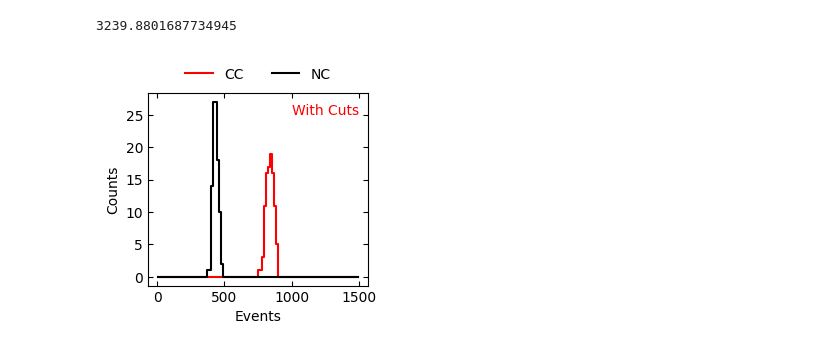
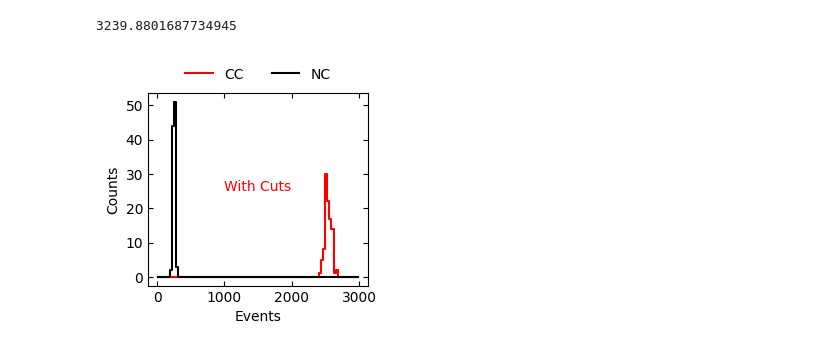
Before and after one commit to MeighenBergerS/cdm_detector_example, a Jupyter notebook: examples/testbed.ipynb, the cells around one changed output. Cells and saved outputs as stored; diff of their text form; code cells hidden in the pictures.

```diff
--- a/examples/basic_detector.ipynb
+++ b/examples/testbed.ipynb
@@ -815,14 +815,14 @@ def analysis_simulation(nTrials: int, signal: np.ndarray, background: np.ndarray
     ])
 # %%
 # Generating trial
-results = analysis_simulation(100, interactions_nue_NC, (interactions_numu_nc + interactions_nue_CC))
+results = analysis_simulation(100, interactions_nue_CC, (interactions_numu_nc + interactions_nue_NC))
 # %%
 # Let's plot it
 # -----------------------------------------------------------
 # plot
 fig, ax = plt.subplots(1, 1, figsize=(3,3))
 
-tmp_bins = np.linspace(0, 1500, 100)
+tmp_bins = np.linspace(0, 3000, 100)
 tmp_centers = (tmp_bins[1:] + tmp_bins[:-1]) / 2
 
 cc_binned, _ = np.histogram(results[2], bins=tmp_bins)
@@ -839,31 +839,31 @@ ax.step(
 ax.step(
     tmp_centers,
     nc_binned,
     color='k',
     ls='-',
     label=r'NC'
 )
 
 # ax.axvline(np.percentile(nc_ratios, 10), 0, 1e4, color='k')
 # ax.fill_betweenx([0, 1e4], np.percentile(nc_ratios, 10), 5, color='k', alpha=0.2)
 
 # ax.fill_betweenx([0, 1e5], 0, 1e0, color='k', alpha=0.2)
 # -----------------------------------------------------------
 # axis
 # ax.set_xlim(0, 4)
 # ax.set_ylim(0, 1e3)
 ax.set_yscale('linear')
 ax.set_xscale('linear')
 # -----------------------------------------------------------
 # legend
 ax.legend(frameon=False, ncols=2, loc=9, bbox_to_anchor=(0.5, 1.2))
 # -----------------------------------------------------------
 # labels
 ax.set_xlabel(r"Events")
 ax.set_ylabel(r"Counts")
 ax.text(1000, 25, "With Cuts", color='r')
 ax.tick_params(axis='both', which='both', direction='in', right=True, top=True)
 fig.tight_layout()
 # fig.savefig('atmospheric_flux.pdf', bbox_inches='tight', dpi=500)
 # %% [output]
-[figure, old version]
+[figure, new version]
```
Also changed, not shown: 11 other files.
